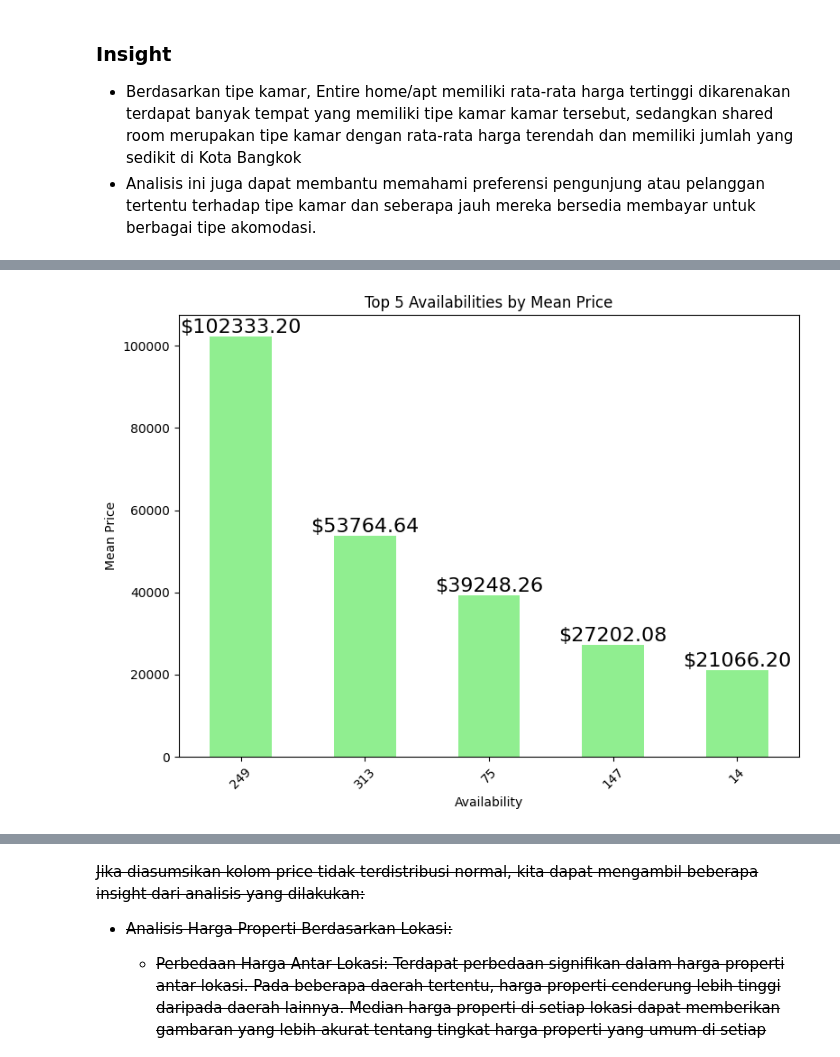
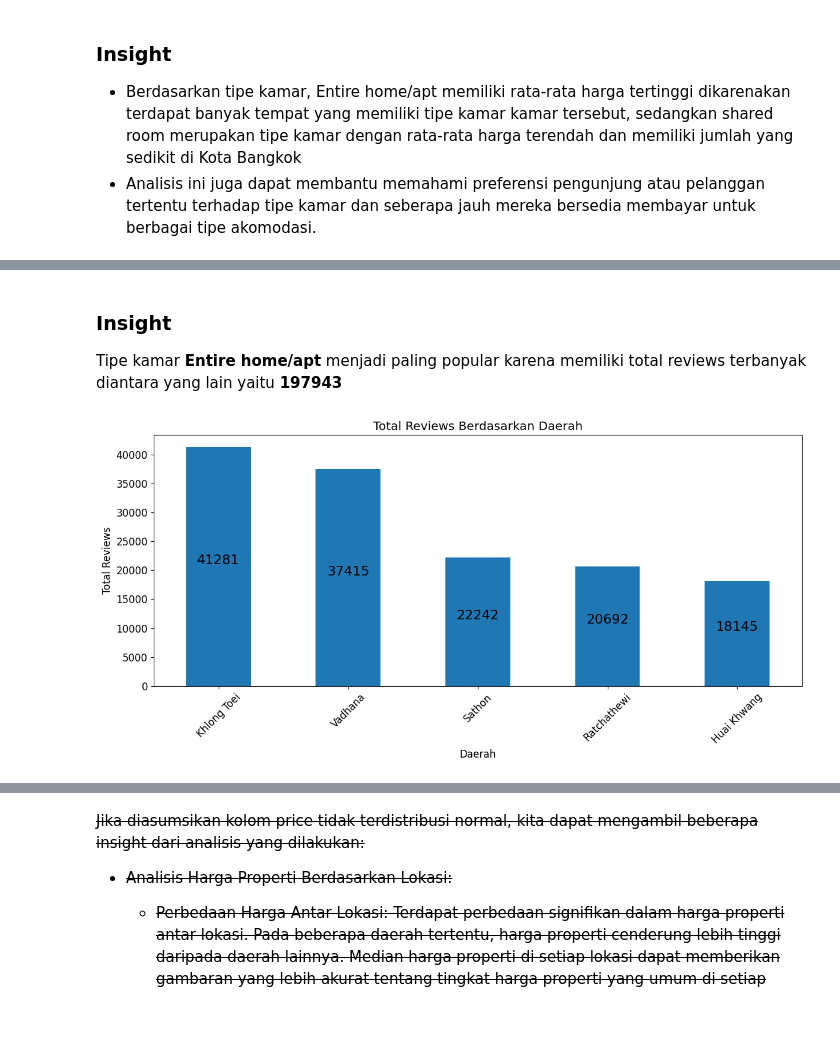
Before and after one commit to fadhelmurphy/airbnb-analysis, a Jupyter notebook: notebook.ipynb, the cells around one changed output, grey strips where cells are left out. Cells and saved outputs as stored; diff of their text form; code cells hidden in the pictures; blank space fills up the shorter version.

```diff
--- a/notebook.ipynb
+++ b/notebook.ipynb
@@ -431,5 +424,5 @@ plt.show()
 # %%
-top_5_neighbourhoods = neighbourhood_price.tail(5)
+top_5_neighbourhoods = neighbourhood_price.tail(5).sort_values(ascending=True)
 
 # Visualisasi 5 Neighbourhoods teratas berdasarkan Median Price
 plt.figure(figsize=(14, 6))
@@ -440,7 +433,7 @@ plt.ylabel('Mean Price')
 plt.xticks(rotation=45)
 # Anotasi harga pada setiap bar
 for i, v in enumerate(top_5_neighbourhoods):
-    plot.text(i, v + 10, f'${v:.2f}', ha='center', va='bottom', fontsize=18)
+    plot.text(i, v + 10, f'{v:.2f} Bacht', ha='center', va='bottom', fontsize=18)
 plt.tight_layout()
 plt.show()
 # %% [output]
@@ -478,13 +471,13 @@ top_5_roomtypes = roomtype_price.head(5)
 # Visualisasi 5 Room Types teratas berdasarkan Median Price
 plt.figure(figsize=(8, 6))
 plot=top_5_roomtypes.plot(kind='bar', color='salmon')
-plt.title('Top 5 tipe ruangan berdasarkan rata-rata harga tertinggi')
+plt.title('tipe ruangan berdasarkan rata-rata harga tertinggi')
 plt.xlabel('Room Type')
 plt.ylabel('Mean Price')
 plt.xticks(rotation=45)
 # Anotasi harga pada setiap bar
 for i, v in enumerate(top_5_roomtypes):
-    plot.text(i, v + 10, f'${v:.2f}', ha='center', va='bottom', fontsize=16)
+    plot.text(i, v + 10, f'{v:.2f} Bacht', ha='center', va='bottom', fontsize=16)
 plt.tight_layout()
 plt.show()
 # %% [output]
@@ -538,0 +566,15 @@ plt.show()
+# %%
+# Menghitung jumlah reviews berdasarkan room type
+reviews_by_room_type = df.groupby('room_type')['number_of_reviews'].sum().sort_values(ascending=False)
+
+plt.figure(figsize=(12, 6))
+reviews_by_room_type.plot(kind='bar')
+plt.title('Total Reviews Berdasarkan Room Type')
+plt.xlabel('Room Type')
+plt.ylabel('Total Reviews')
+plt.xticks(rotation=45)
+# Menambahkan anotasi jumlah listings di setiap bar
+for i, v in enumerate(reviews_by_room_type):
+    plt.text(i, v / 2, str(v), ha='center', va='bottom', fontsize=16)
+plt.tight_layout()
+plt.show()
@@ -539,19 +583,20 @@ plt.show()
+# %% [markdown]
+### Insight
+Tipe kamar **Entire home/apt** menjadi paling popular karena memiliki total reviews terbanyak diantara yang lain yaitu **197943**
 # %%
-# Analisis Ketersediaan Properti dan Harga
-availability_price = df.groupby('availability_365')['price'].mean().sort_values(ascending=False)
-top_5_availabilities = availability_price.head(5)
+# Menghitung jumlah reviews di setiap daerah
+reviews_by_room_type = df.groupby('neighbourhood')['number_of_reviews'].sum().sort_values(ascending=False).head(5)
 
-# Visualisasi 5 Availability teratas berdasarkan Median Price
-plt.figure(figsize=(8, 6))
-plot = top_5_availabilities.plot(kind='bar', color='lightgreen')
-plt.title('Top 5 Availabilities by Mean Price')
-plt.xlabel('Availability')
-plt.ylabel('Mean Price')
+plt.figure(figsize=(12, 6))
+reviews_by_room_type.plot(kind='bar')
+plt.title('Total Reviews Berdasarkan Daerah')
+plt.xlabel('Daerah')
+plt.ylabel('Total Reviews')
 plt.xticks(rotation=45)
-# Anotasi harga pada setiap bar
-for i, v in enumerate(top_5_availabilities):
-    plot.text(i, v + 10, f'${v:.2f}', ha='center', va='bottom', fontsize=16)
+# Menambahkan anotasi jumlah listings di setiap bar
+for i, v in enumerate(reviews_by_room_type):
+    plt.text(i, v / 2, str(v), ha='center', va='bottom', fontsize=16)
 plt.tight_layout()
 plt.show()
 # %% [output]
-[figure, old version]
+[figure, new version]
```
Also changed, not shown: parts of 27 cells of this notebook.
